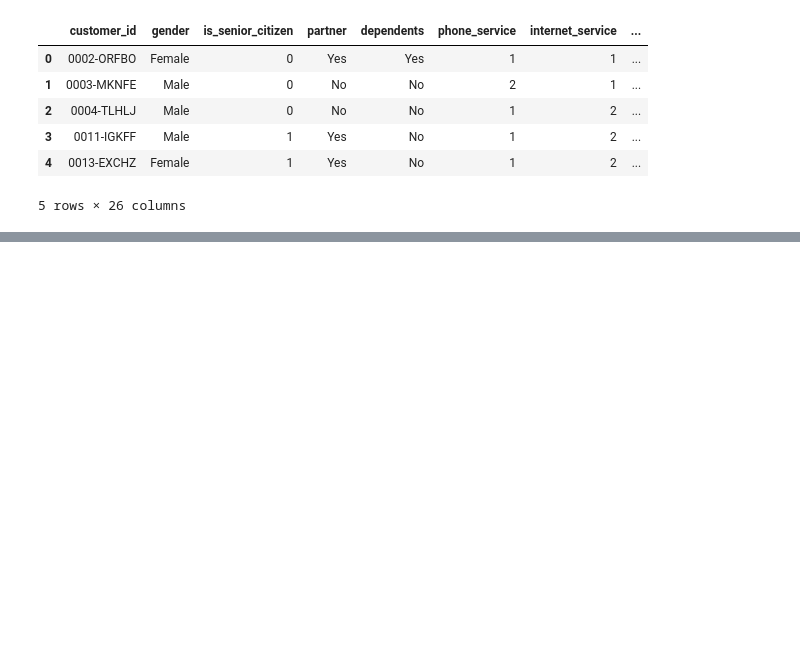
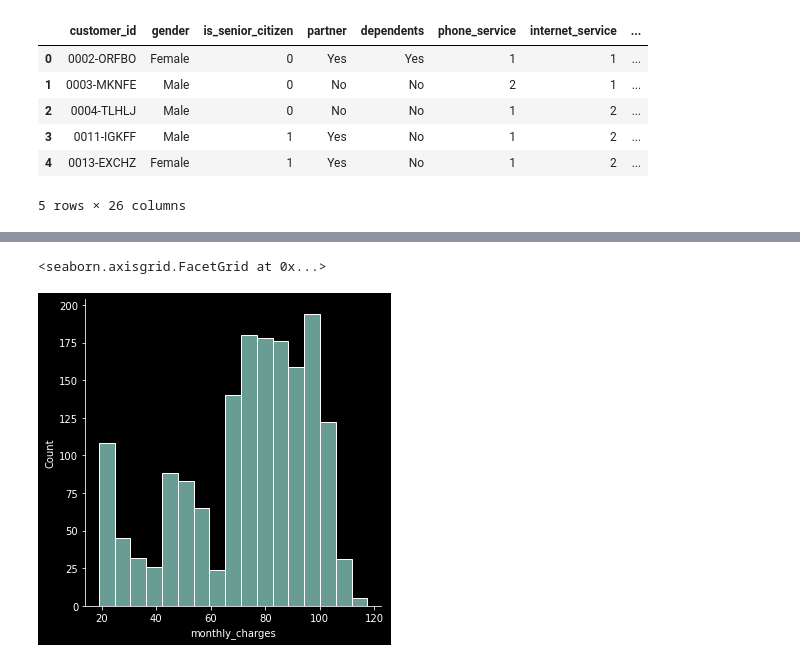
Before and after one commit to Ken-Alviola/numpy-pandas-visualization-exercises, a Jupyter notebook: churn_exploration.ipynb, the cells around one changed output, grey strips where cells are left out. Saved outputs shown, nothing was run; the diff lists cells and outputs as text; code cells hidden in the pictures; blank space fills up the shorter version.

```diff
--- a/churn_exploration.ipynb
+++ b/churn_exploration.ipynb
@@ -63,0 +200,5 @@ churn.groupby(["contract_type",'is_senior_citizen','has_internet_and_phone'])[['
+# %%
+sns.displot(m2m_churned.monthly_charges)
+# %% [output]
+<seaborn.axisgrid.FacetGrid at 0x...>
+[figure, added]
```
Also changed, not shown: parts of 18 cells of this notebook, 1 other file.
